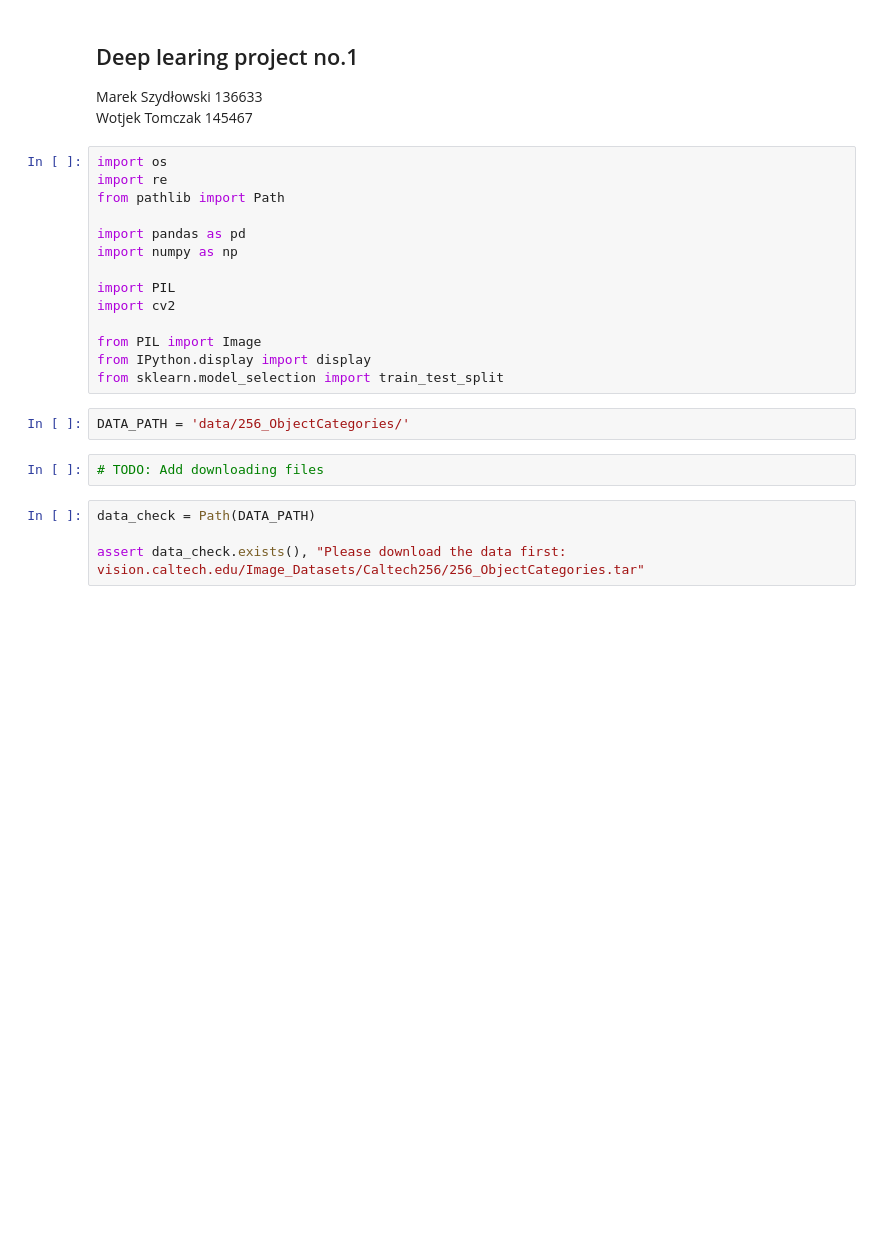
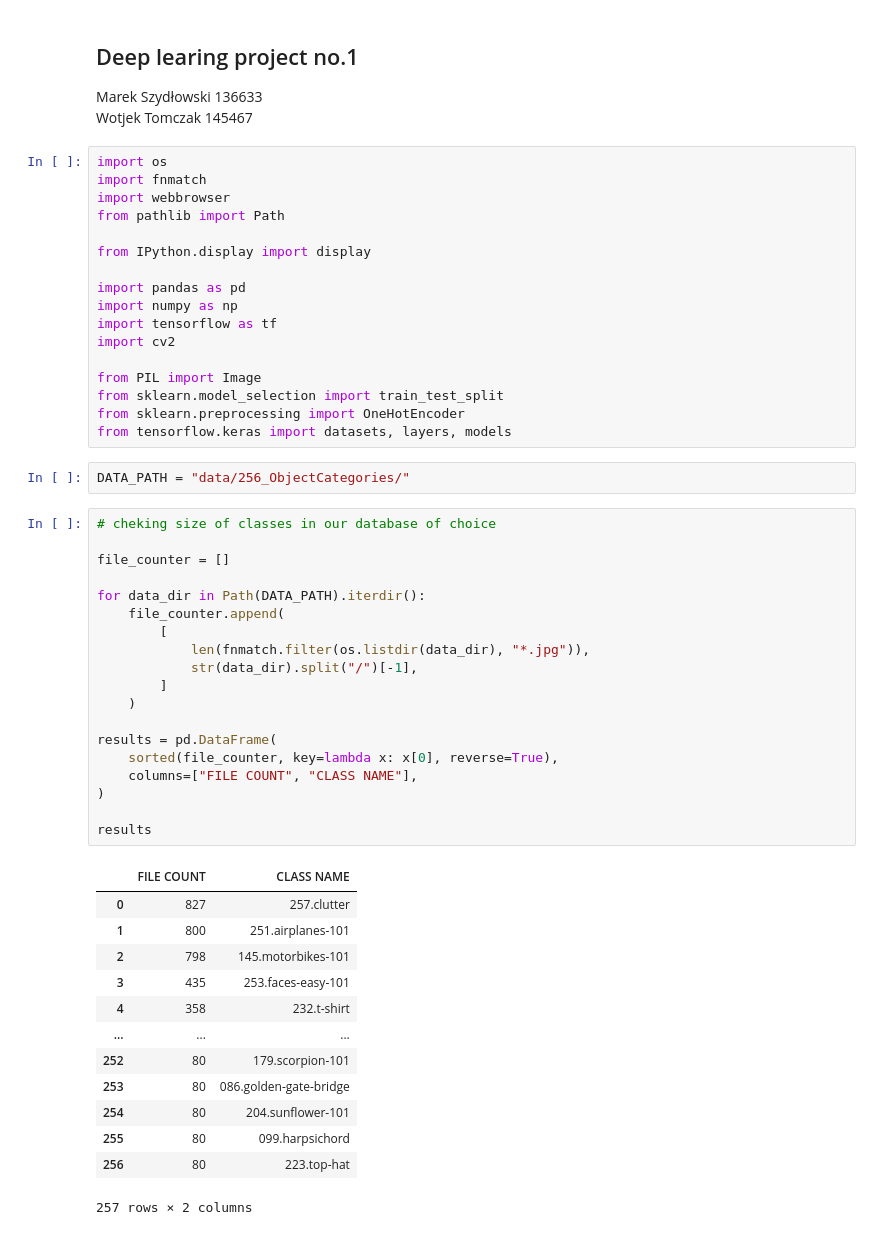
Before and after one commit to Vosloo/image-classifier, a Jupyter notebook: project.ipynb, the cells around one changed output. Saved outputs shown, nothing was run; the diff lists cells and outputs as text; blank space fills up the shorter version.

```diff
--- a/project.ipynb
+++ b/project.ipynb
@@ -5,23 +5,53 @@ Marek Szydłowski 136633 <br>
 Wotjek Tomczak 145467
 # %%
 import os
-import re
+import fnmatch
+import webbrowser
 from pathlib import Path
+
+from IPython.display import display
 
 import pandas as pd
 import numpy as np
-
-import PIL
+import tensorflow as tf
 import cv2
 
 from PIL import Image
-from IPython.display import display
 from sklearn.model_selection import train_test_split
+from sklearn.preprocessing import OneHotEncoder
+from tensorflow.keras import datasets, layers, models
 # %%
-DATA_PATH = 'data/256_ObjectCategories/'
+DATA_PATH = "data/256_ObjectCategories/"
-# %%
-# TODO: Add downloading files
-# %%
-data_check = Path(DATA_PATH)
-
-assert data_check.exists(), "Please download the data first: vision.caltech.edu/Image_Datasets/Caltech256/256_ObjectCategories.tar"
+# %%
+# cheking size of classes in our database of choice
+
+file_counter = []
+
+for data_dir in Path(DATA_PATH).iterdir():
+    file_counter.append(
+        [
+            len(fnmatch.filter(os.listdir(data_dir), "*.jpg")),
+            str(data_dir).split("/")[-1],
+        ]
+    )
+
+results = pd.DataFrame(
+    sorted(file_counter, key=lambda x: x[0], reverse=True),
+    columns=["FILE COUNT", "CLASS NAME"],
+)
+
+results
+# %% [output]
+|  | FILE COUNT | CLASS NAME |
+| 0 | 827 | 257.clutter |
+| 1 | 800 | 251.airplanes-101 |
+| 2 | 798 | 145.motorbikes-101 |
+| 3 | 435 | 253.faces-easy-101 |
+| 4 | 358 | 232.t-shirt |
+| ... | ... | ... |
+| 252 | 80 | 179.scorpion-101 |
+| 253 | 80 | 086.golden-gate-bridge |
+| 254 | 80 | 204.sunflower-101 |
+| 255 | 80 | 099.harpsichord |
+| 256 | 80 | 223.top-hat |
+257 rows × 2 columns
```
Also changed, not shown: parts of 40 cells of this notebook.
